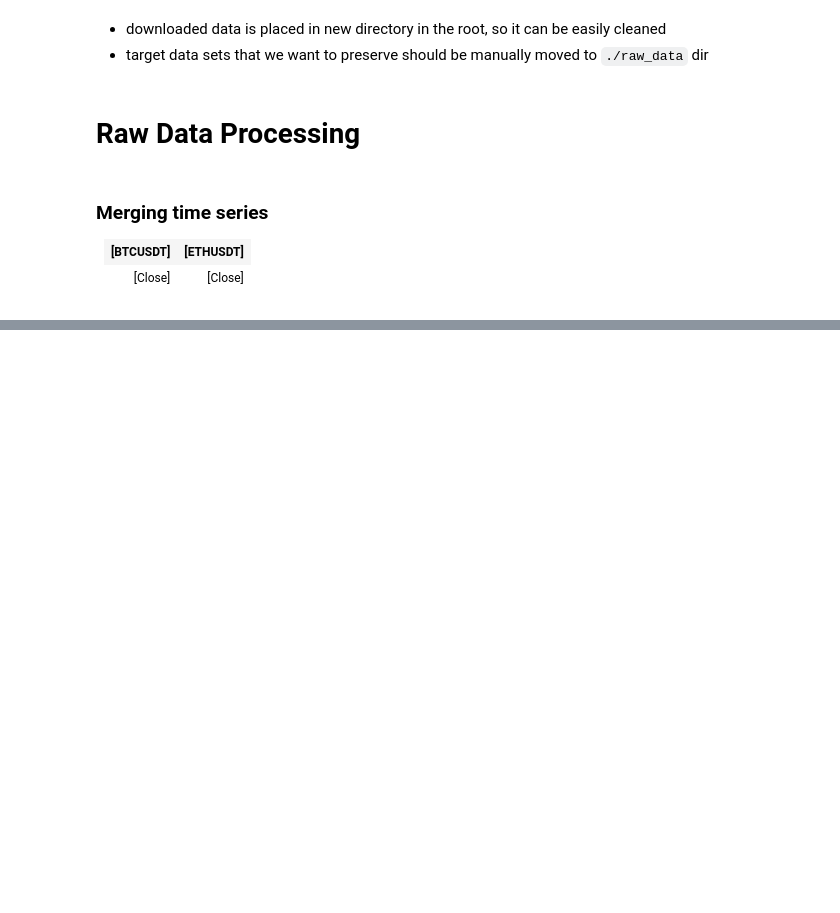
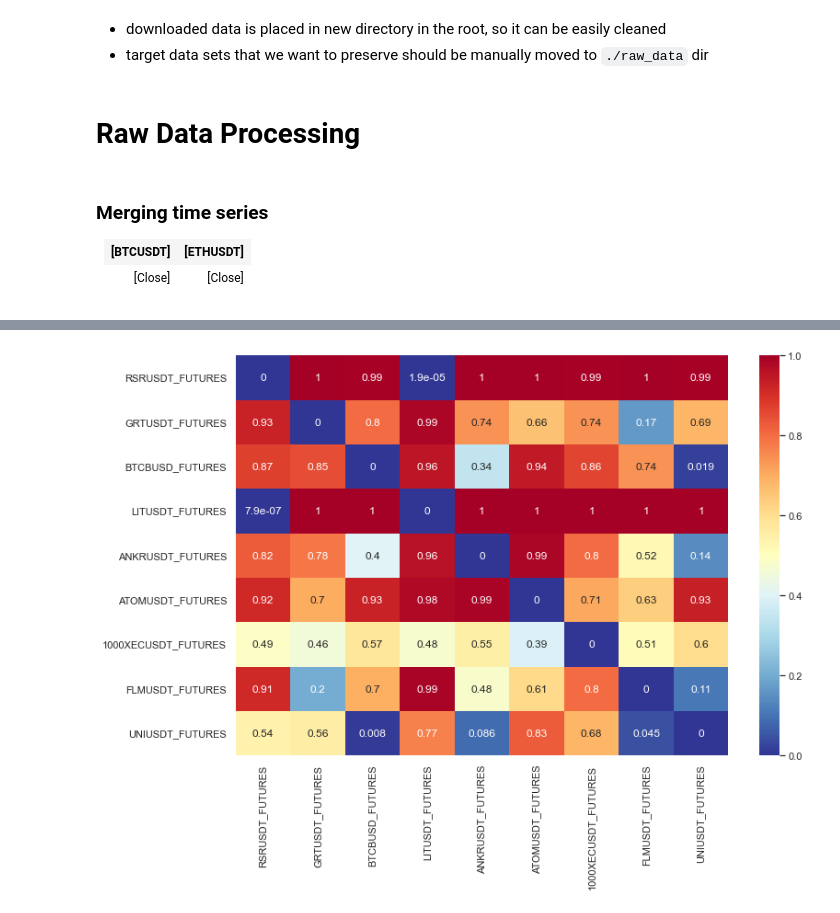
Before and after one commit to mscbr/algo_pairs, a Jupyter notebook: async_historical_binance_downloader.ipynb, the cells around one changed output, grey strips where cells are left out. Saved outputs shown, nothing was run; the diff lists cells and outputs as text; code cells hidden in the pictures; blank space fills up the shorter version.

```diff
--- a/async_historical_binance_downloader.ipynb
+++ b/async_historical_binance_downloader.ipynb
@@ -112,0 +123,3 @@ df_closings.loc["2022-05-29":"2022-06-02"]
+# %%
+df_closings.fillna(method="ffill", inplace=True)
+df_closings.fillna(value=0, inplace=True)
@@ -112,0 +146,36 @@ df_closings.loc["2022-05-29":"2022-06-02"]
+# %%
+import warnings
+warnings.filterwarnings('ignore')
+
+def cointegrated_pairs(data):
+    n =  (len(data.columns) -1)
+    stocks = data.iloc[:,1:].columns.values #pulls all stock names
+    data = data.to_numpy()
+    pvalue_matrix = np.zeros((n,n),dtype = float)
+    pairs = np.empty((n*n,3),dtype=object)
+    m = 0
+    # loop through all possilbe combintions of stocks ie 3!=6
+    for i in range(0,n):
+        for j in range(0,n):
+            S1 = data[:,i+1]
+            S2 = data[:,j+1]
+            result = ts.coint(S1,S2)
+            pvalue_matrix[i,j] = result[1]
+            #storing all paris in matrix form
+            if (result[1] < 0.05) & (i!=j):
+                pairs[m,0] = stocks[i]
+                pairs[m,1] = stocks[j]
+                pairs[m,2] = result[1]
+                m = m + 1
+    try:
+        a_file = open("pairs_temp_%s.txt" % str(datetime.utcnow().replace(microsecond=0).isoformat()), "w")
+        for row in pairs:
+            if row[0] is not None:
+                a_file.write("%s/%s: %s\n" % (row[0], row[1], row[2]))
+        a_file.close()
+    except:
+       print("Couldn't save pairs to txt file")
+
+    return pvalue_matrix,  pairs
+# %%
+pvalue_matrix,  pairs = cointegrated_pairs(df_closings.iloc[:, 10:20])
@@ -112,0 +188,8 @@ df_closings.loc["2022-05-29":"2022-06-02"]
+# %%
+plt.figure(figsize=(12, 8))
+sns.set(font_scale=1)
+labels = df_closings.columns[11:20].values.flatten().tolist()
+sns.heatmap(pvalue_matrix, cmap="RdYlBu_r", annot=True, robust=True, yticklabels=labels, xticklabels=labels)
+plt.show()
+# %% [output]
+[figure, added]
```
Also changed, not shown: parts of 10 cells of this notebook.
